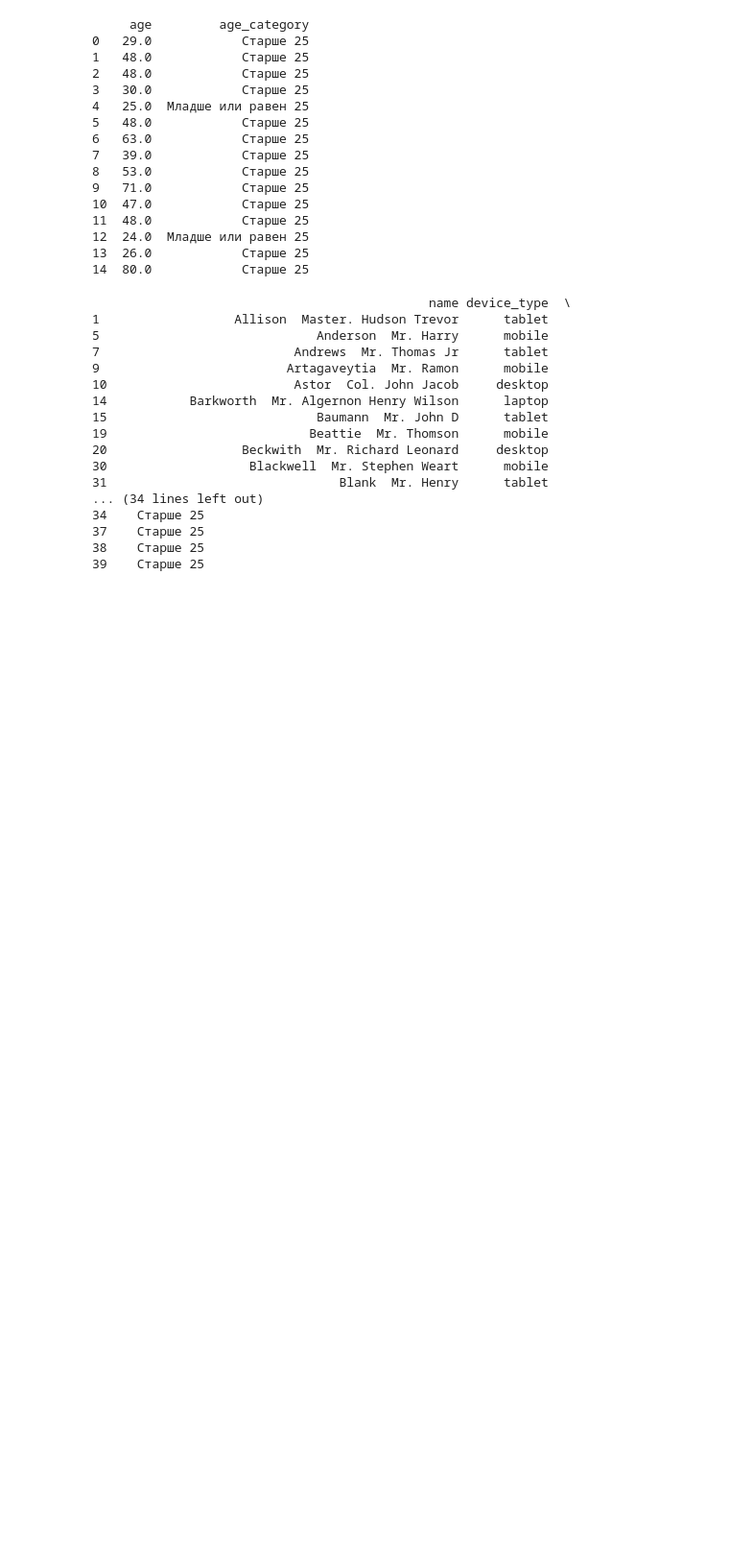
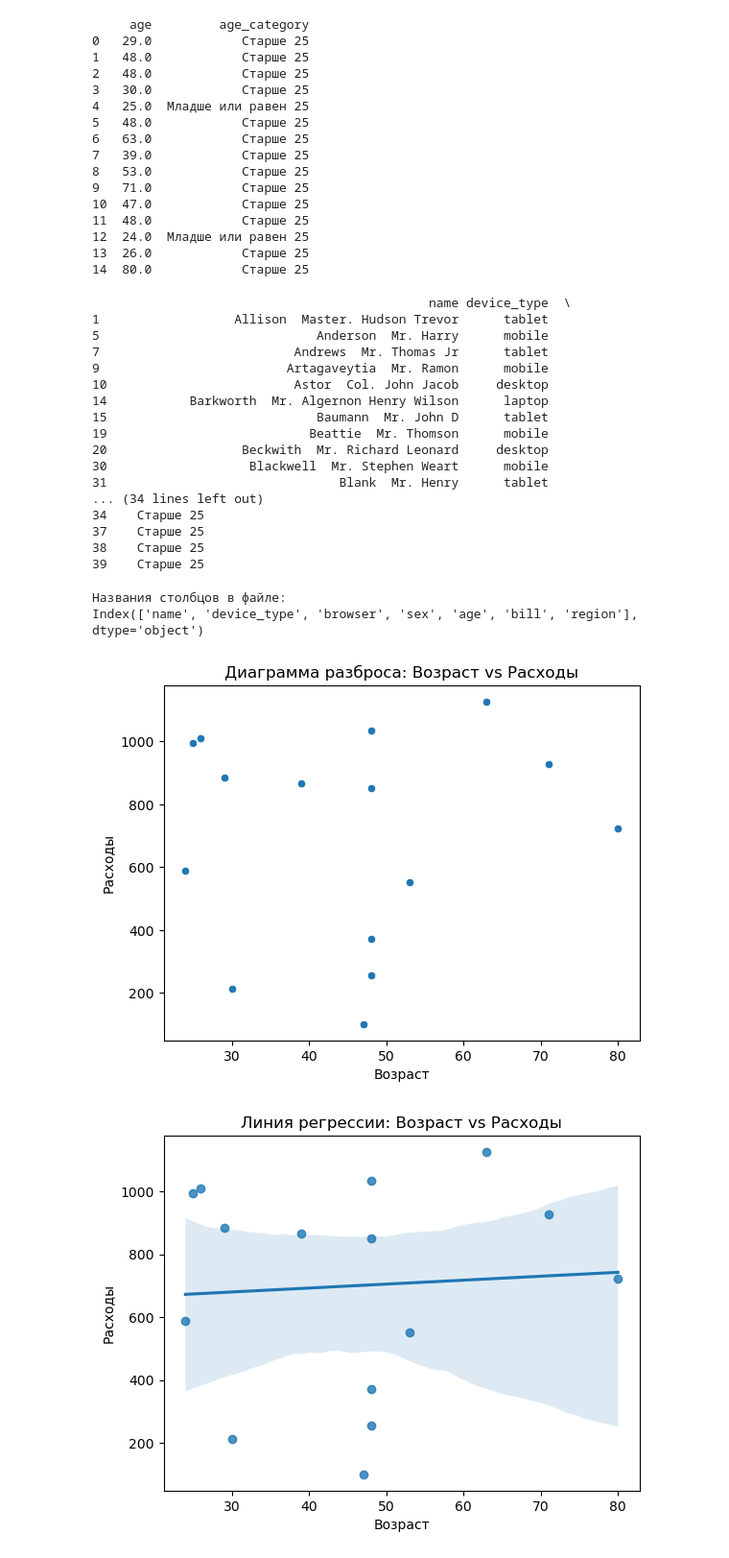
Before and after one commit to jellyyyjoyy/fictional-pancake, a Jupyter notebook: дз 6/dz6.ipynb, the cells around one changed output. Shown: that part at 96% size. Drawn from its saved outputs; the diff is of its cells as text; code cells hidden in the pictures; blank space fills up the shorter version.

```diff
--- a/дз 6/dz6.ipynb
+++ b/дз 6/dz6.ipynb
@@ -58,3 +58,58 @@ print(filtered_data.head(15))
 37    Старше 25
 38    Старше 25
 39    Старше 25
+# %%
+import pandas as pd
+
+# Путь к файлу
+filename = 'web_clients_correct_доп_материал_к_тема_6__7__итоговое_задание.csv'
+
+# Загружаем файл
+df = pd.read_csv(filename)
+
+# Выводим названия колонок
+print("Названия столбцов в файле:")
+print(df.columns)
+# %% [output]
+Названия столбцов в файле:
+Index(['name', 'device_type', 'browser', 'sex', 'age', 'bill', 'region'], dtype='object')
+# %%
+import pandas as pd
+import seaborn as sns
+import plotly.express as px
+import matplotlib.pyplot as plt
+
+# Загружаем данные
+filename = 'web_clients_correct_доп_материал_к_тема_6__7__итоговое_задание.csv'
+df = pd.read_csv(filename)
+
+# Отбираем первые 15 строк
+df_limited = df.head(15)
+
+# Задание 1: Диаграмма разброса зависимости возраста клиента от расходов
+def scatterplot_age_vs_bill_seaborn(data):
+    sns.scatterplot(x='age', y='bill', data=data)
+    plt.xlabel("Возраст")
+    plt.ylabel("Расходы")
+    plt.title("Диаграмма разброса: Возраст vs Расходы")
+    plt.show()
+
+def scatterplot_age_vs_bill_plotly(data):
+    fig = px.scatter(data, x='age', y='bill', title="Диаграмма разброса: Возраст vs Расходы")
+    fig.show()
+
+# Задание 2: Линия регрессии к диаграмме рассеяния
+def regression_plot_age_vs_bill(data):
+    sns.regplot(x='age', y='bill', data=data)
+    plt.xlabel("Возраст")
+    plt.ylabel("Расходы")
+    plt.title("Линия регрессии: Возраст vs Расходы")
+    plt.show()
+
+# Выполнение функций
+scatterplot_age_vs_bill_seaborn(df_limited)
+scatterplot_age_vs_bill_plotly(df_limited)
+regression_plot_age_vs_bill(df_limited)
+# %% [output]
+[figure, added]
+[figure, added]
```
Also changed, not shown: parts of 2 cells of this notebook.
